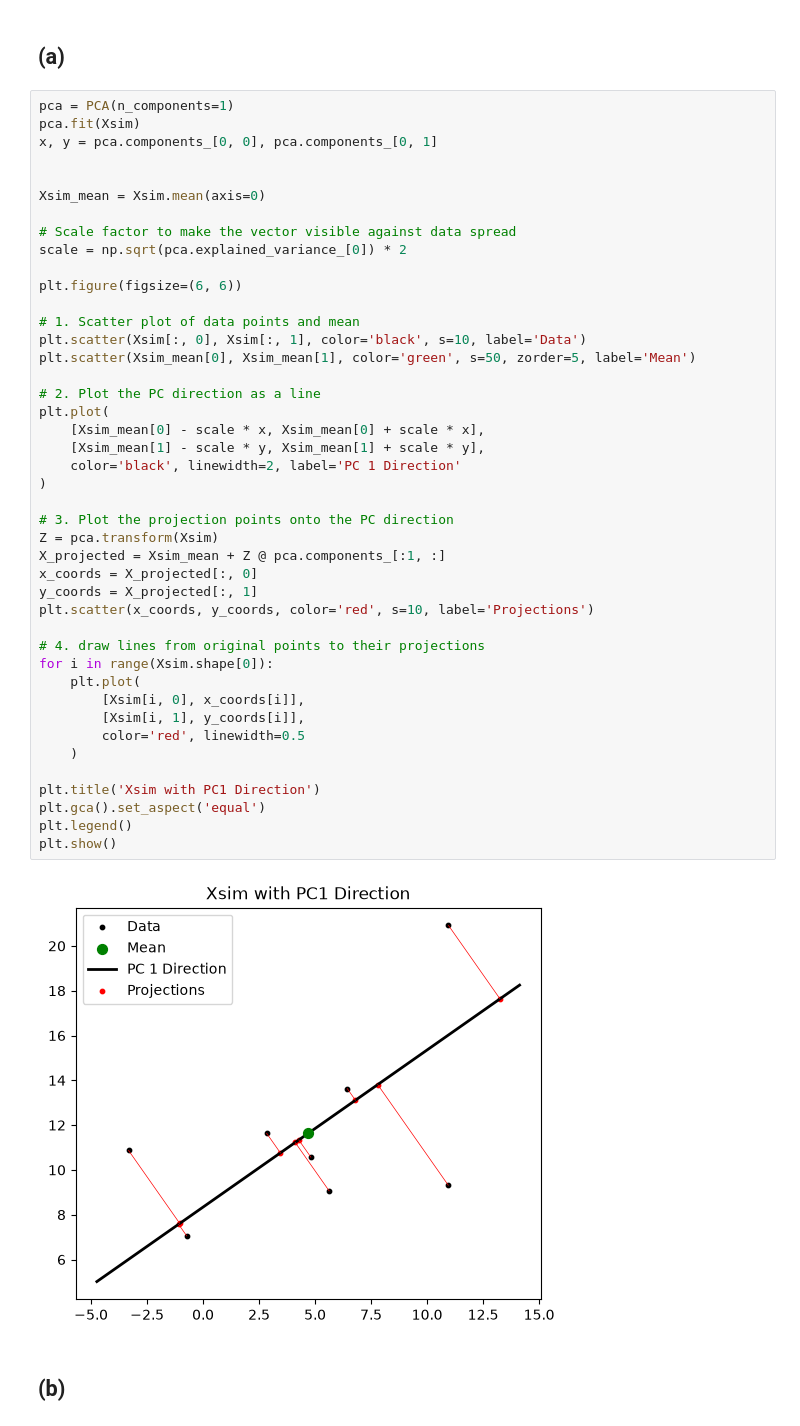
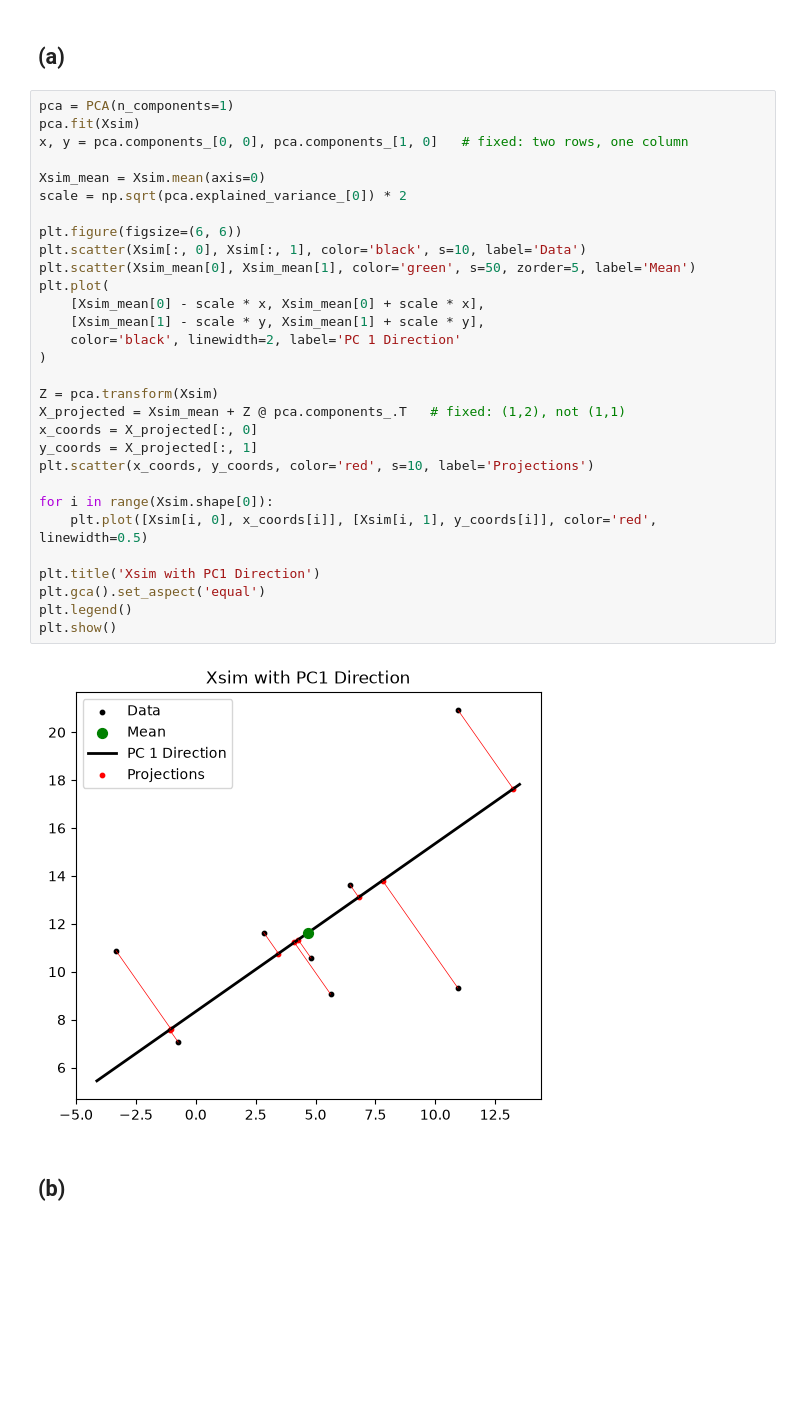
Before and after one commit to ALiao18/mini-latents, a Jupyter notebook: hw8.ipynb, the cells around one changed output. Saved outputs shown, nothing was run; the diff lists cells and outputs as text; blank space fills up the shorter version.

```diff
--- a/hw8.ipynb
+++ b/hw8.ipynb
@@ -142,47 +133,34 @@ plt.show()
 # %%
 pca = PCA(n_components=1)
 pca.fit(Xsim)
-x, y = pca.components_[0, 0], pca.components_[0, 1]
-
+x, y = pca.components_[0, 0], pca.components_[1, 0]   # fixed: two rows, one column
 
 Xsim_mean = Xsim.mean(axis=0)
-
-# Scale factor to make the vector visible against data spread
 scale = np.sqrt(pca.explained_variance_[0]) * 2
 
 plt.figure(figsize=(6, 6))
-
-# 1. Scatter plot of data points and mean
 plt.scatter(Xsim[:, 0], Xsim[:, 1], color='black', s=10, label='Data')
 plt.scatter(Xsim_mean[0], Xsim_mean[1], color='green', s=50, zorder=5, label='Mean')
-
-# 2. Plot the PC direction as a line
 plt.plot(
     [Xsim_mean[0] - scale * x, Xsim_mean[0] + scale * x],
     [Xsim_mean[1] - scale * y, Xsim_mean[1] + scale * y],
     color='black', linewidth=2, label='PC 1 Direction'
 )
 
-# 3. Plot the projection points onto the PC direction
 Z = pca.transform(Xsim)
-X_projected = Xsim_mean + Z @ pca.components_[:1, :]
+X_projected = Xsim_mean + Z @ pca.components_.T   # fixed: (1,2), not (1,1)
 x_coords = X_projected[:, 0]
 y_coords = X_projected[:, 1]
 plt.scatter(x_coords, y_coords, color='red', s=10, label='Projections')
 
-# 4. draw lines from original points to their projections
 for i in range(Xsim.shape[0]):
-    plt.plot(
-        [Xsim[i, 0], x_coords[i]],
-        [Xsim[i, 1], y_coords[i]],
-        color='red', linewidth=0.5
-    )
+    plt.plot([Xsim[i, 0], x_coords[i]], [Xsim[i, 1], y_coords[i]], color='red', linewidth=0.5)
 
 plt.title('Xsim with PC1 Direction')
 plt.gca().set_aspect('equal')
 plt.legend()
 plt.show()
 # %% [output]
-[figure, old version]
+[figure, new version]
 # %% [markdown]
 ## (b)
```
Also changed, not shown: parts of 12 cells of this notebook, 2 other files.
